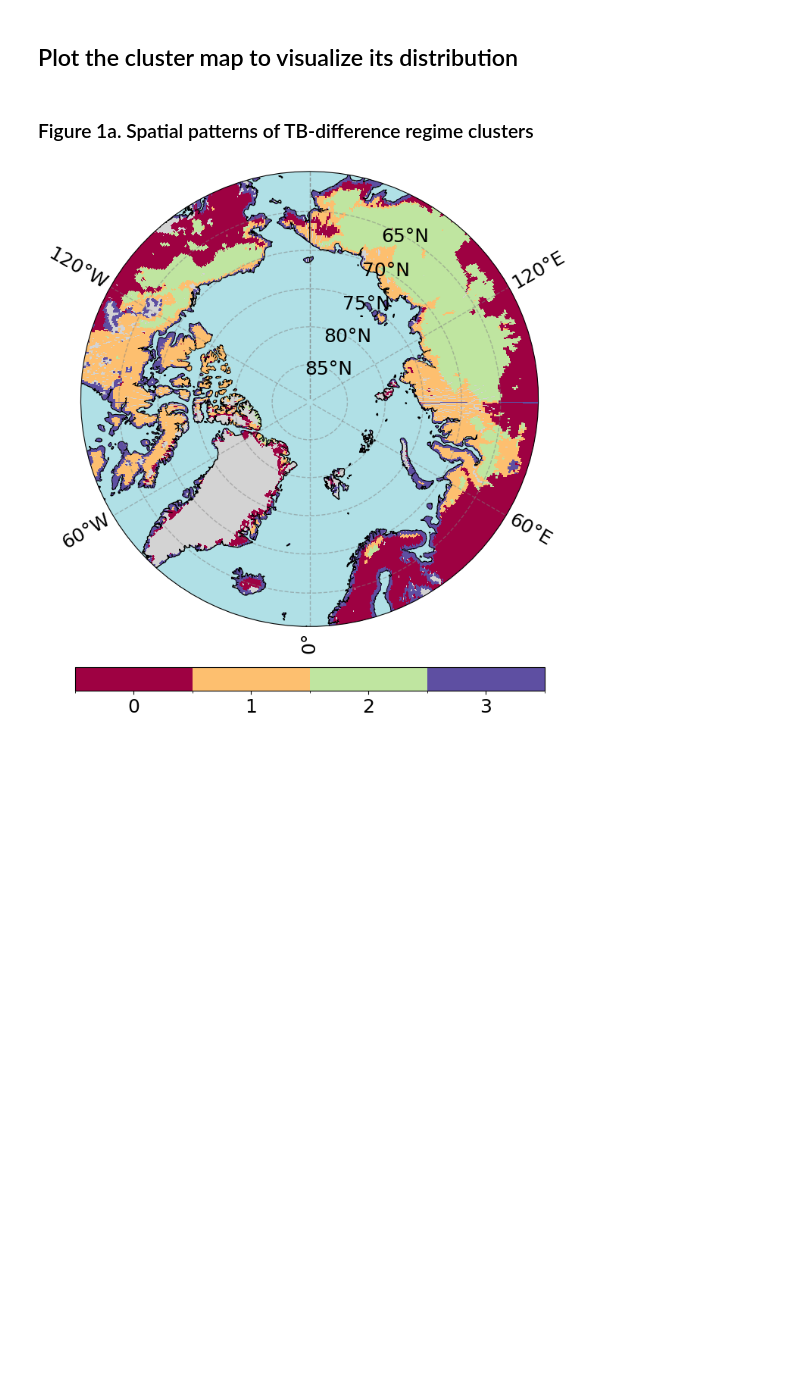
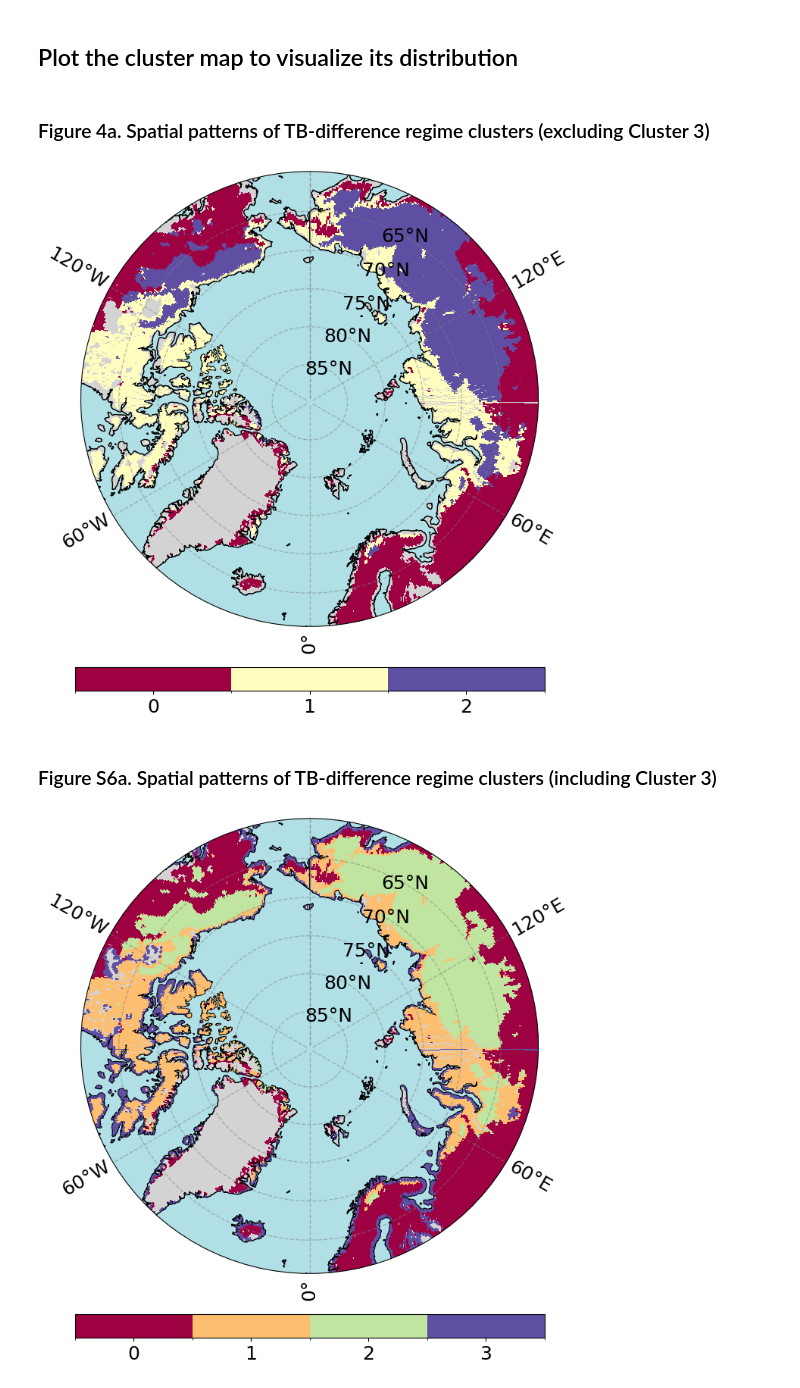
Before and after one commit to Nayoung1204/A-Long-term-Pan-Arctic-Snowmelt-Onset-and-End-Dates-Derived-from-Pettitt-test, a Jupyter notebook: Main/Figure4a_FigureS6_Create_Clusters.ipynb, the cells around one changed output. Cells and saved outputs as stored; diff of their text form; code cells hidden in the pictures; blank space fills up the shorter version.

```diff
--- a/Main/Figure1_Create_Clusters.ipynb
+++ b/Main/Figure4a_FigureS6_Create_Clusters.ipynb
@@ -600,6 +599,32 @@ print("Saved:", out_path)
 Saved: /home/nayoung/cpuserver_data/python_modules/Nayoung/Results_to_ensure_reproducibility/Clusters/TB_cluster_map.nc
 # %% [markdown]
 ## Plot the cluster map to visualize its distribution
+# %% [markdown]
+### Figure 4a. Spatial patterns of TB-difference regime clusters (excluding Cluster 3)
+# %%
+TB_cluster_path = f"{cpuserver_data_FP}/python_modules/Nayoung/Results_to_ensure_reproducibility/Clusters/TB_cluster_map.nc"
+with nc.Dataset(TB_cluster_path, "r") as ds:
+    tb_cluster_map = ds["TB_cluster"][:]
+
+    # Apply land mask
+    tb_cluster_map = np.where(land_mask_60N_base == 1, tb_cluster_map, -1)
+
+    # Exclude Cluster 3
+    tb_cluster_map = np.where(tb_cluster_map == 3, -1, tb_cluster_map)
+
+domain_lon, domain_lat = hGrid.generate_lon_lat_eqdgrid(0.25)
+domain_lat_60N = domain_lat[domain_lat[:,0] >= 60.0]
+domain_lon_60N = domain_lon[domain_lat[:,0] >= 60.0, :]
+
+bounds = [-0.5, 0.5, 1.5, 2.5]
+ticks = [0, 1, 2]
+ticklabels = ['0', '1', '2']
+fig, ax = plot_Northpole(domain_lon_60N, domain_lat_60N, np.where(tb_cluster_map==-1, np.nan, tb_cluster_map), label_title=None, cmap = 'Spectral', bounds=bounds, ticks=ticks, ticklabels=ticklabels)
+
+# Save the plot
+fig.savefig(f"{cpuserver_data_FP}/python_modules/Nayoung/Results_to_ensure_reproducibility/Clusters/Figure_4a.png", dpi=300, bbox_inches="tight")
+# %% [output]
+[figure, added]
 # %% [markdown]
-### Figure 1a. Spatial patterns of TB-difference regime clusters
+### Figure S6a. Spatial patterns of TB-difference regime clusters (including Cluster 3)
 # %%
```
Also changed, not shown: parts of 4 cells of this notebook, 23 other files.
